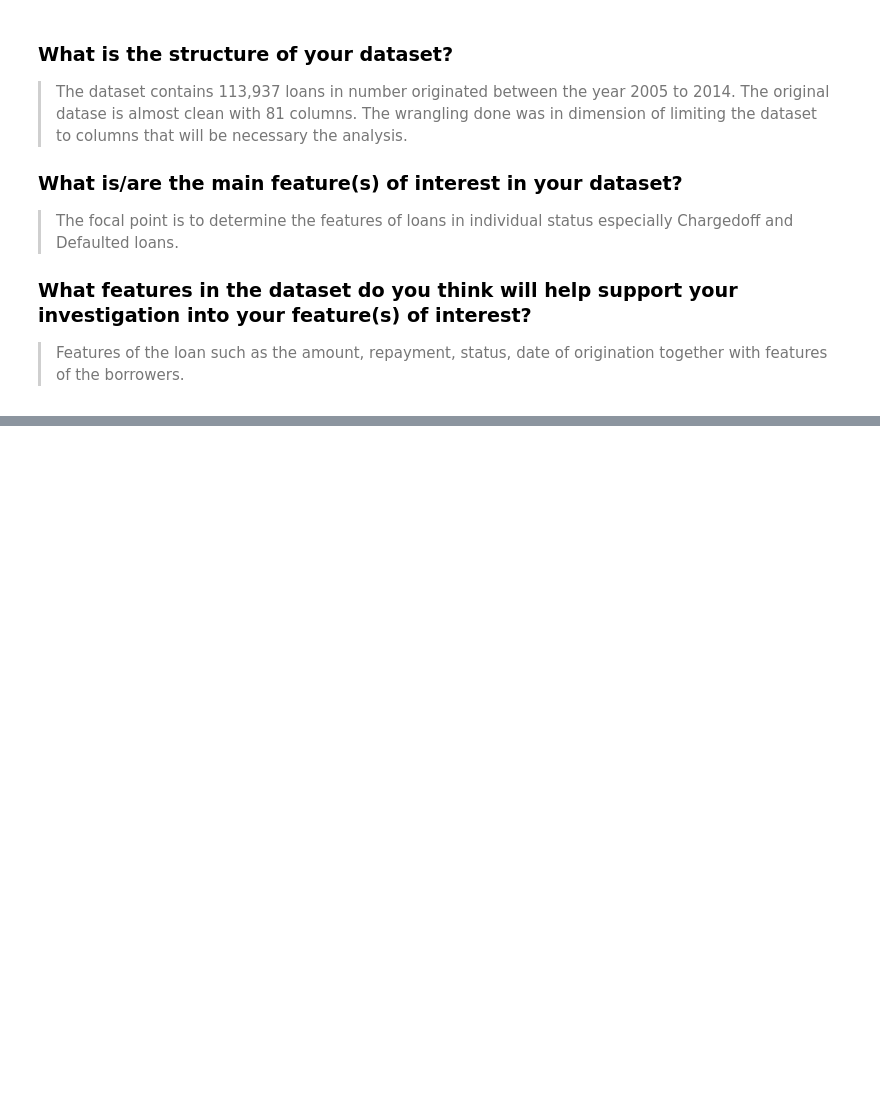
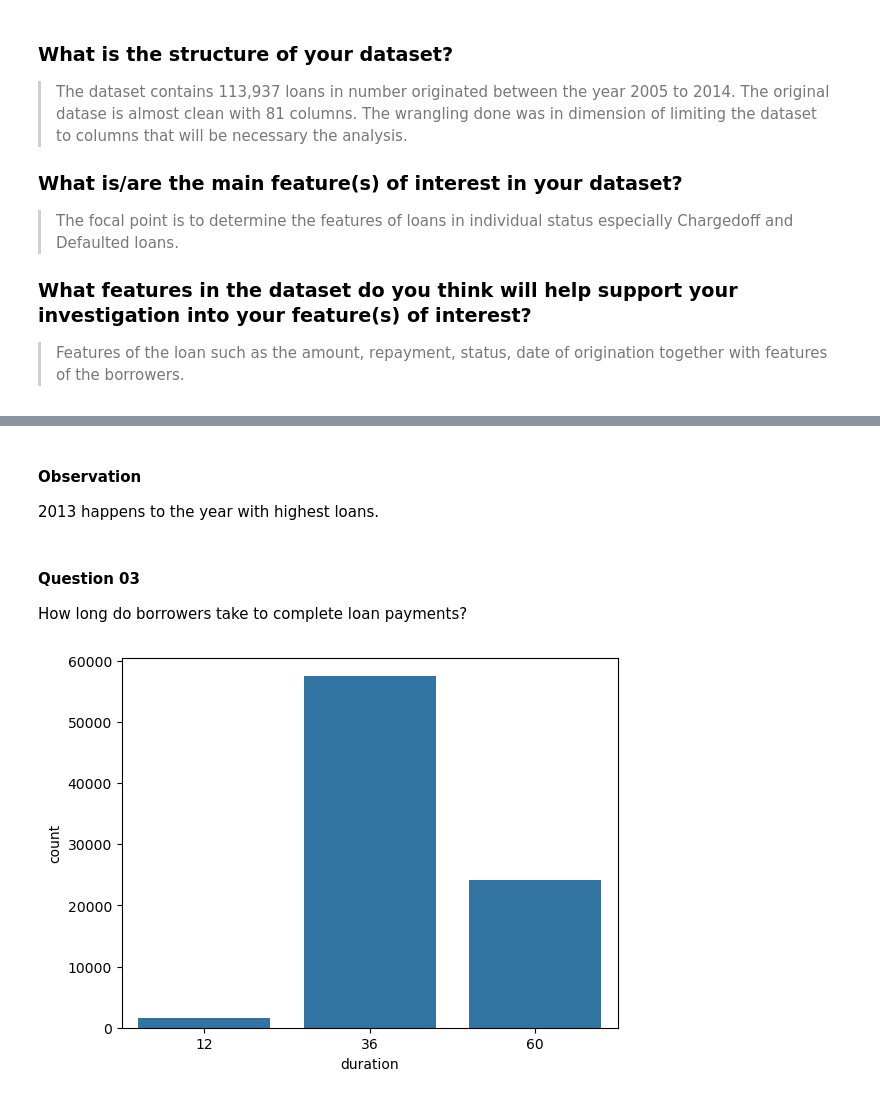
Before and after one commit to ampsboadu/loan_analysis, a Jupyter notebook: Part_I_exploration.ipynb, the cells around one changed output, grey strips where cells are left out. Saved outputs shown, nothing was run; the diff lists cells and outputs as text; code cells hidden in the pictures; blank space fills up the shorter version.

```diff
--- a/Part_I_exploration.ipynb
+++ b/Part_I_exploration.ipynb
@@ -367,0 +435,14 @@ for var in ordinal_var_dict:
+# %% [markdown]
+#### Observation
+
+2013 happens to the year with highest loans.
+# %% [markdown]
+#### Question 03
+
+How long do borrowers take to complete loan payments?
+# %%
+# Bar plot of loans in past due
+
+count_plot(df, 'duration');
+# %% [output]
+[figure, added]
```
Also changed, not shown: parts of 34 cells of this notebook.
